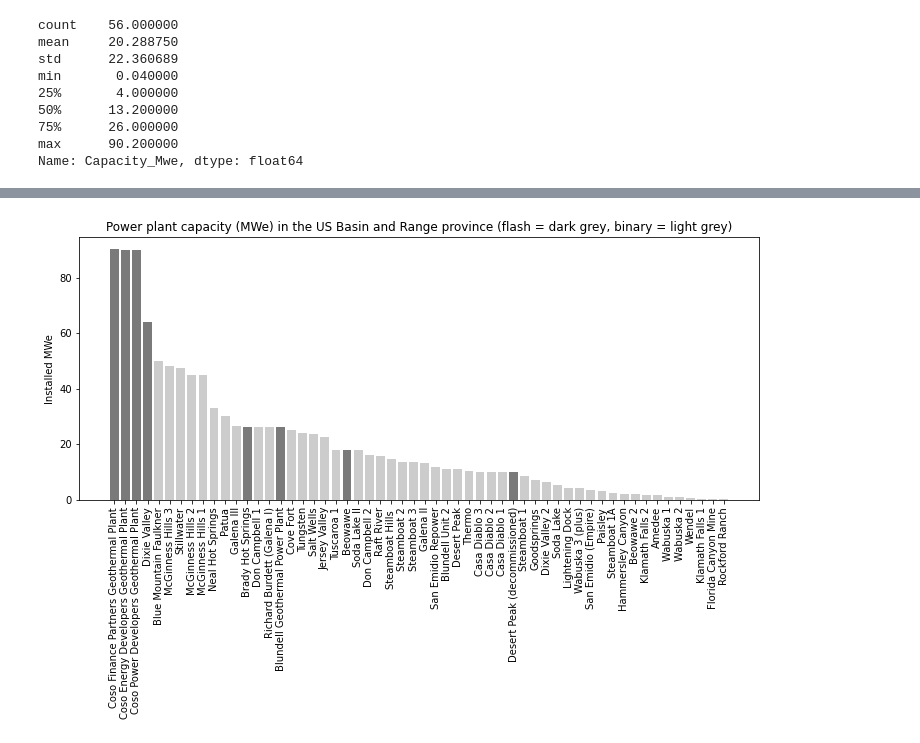
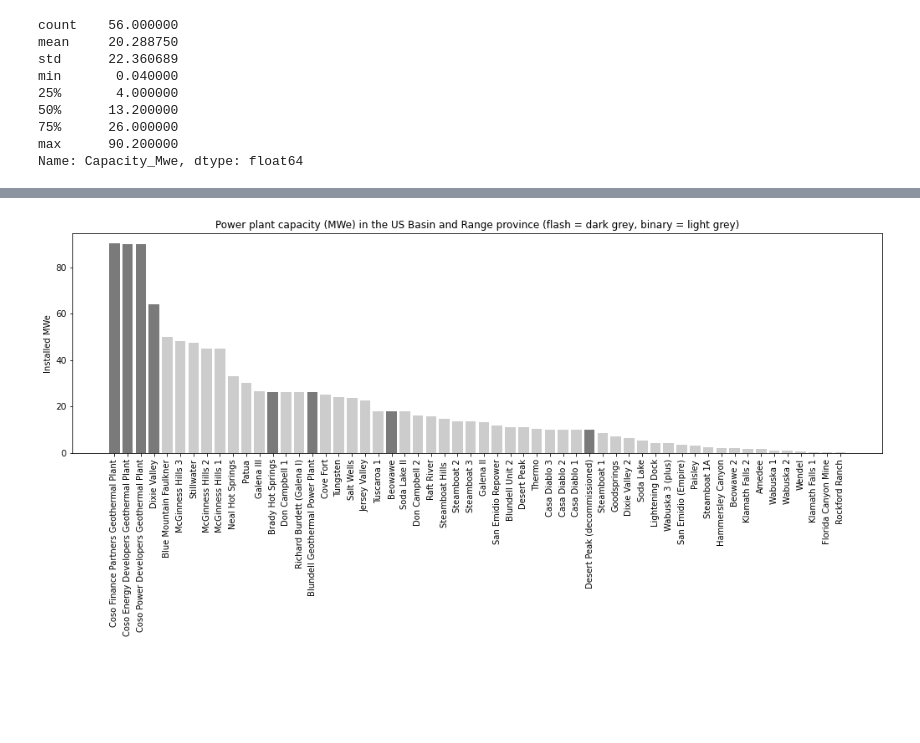
Before and after one commit to ICWallis/geothermal-cookbook, a Jupyter notebook: development-US-Basin-and-Range.ipynb, the cells around one changed output, grey strips where cells are left out. Drawn from its saved outputs; the diff is of its cells as text; code cells hidden in the pictures; blank space fills up the shorter version.

```diff
--- a/development-US-Basin-and-Range.ipynb
+++ b/development-US-Basin-and-Range.ipynb
@@ -211,62 +188,37 @@ plt.show()
 # %%
-plt.figure(
-    figsize=(10,8),
-    constrained_layout=True,
-)
-
 sortedbymw = plants.sort_values(
     by = 'Capacity_Mwe',
     ascending=False
 )
 
-sns.barplot(
-    x = 'Name',
-    y = 'Capacity_Mwe',
-    data = sortedbymw,
-    color = '#cccccc'
+x = sortedbymw.Name
+y = sortedbymw.Capacity_Mwe
+
+planttype = sortedbymw.Type
+col = []
+for val in planttype:
+    if val == 'binary':
+        col.append('#cccccc')
+    elif val == 'flash':
+        col.append('#7a7a7a')
+    else:
+        col.append('#7a7a7a')
+
+plt.figure(
+    figsize=(14,7),
+    constrained_layout=True,
 )
 
-plt.title('Power plant capacity (MWe) in the US Basin and Range province')
+plt.bar(x,y, color = col)
+
+plt.title('Power plant capacity (MWe) in the US Basin and Range province (flash = dark grey, binary = light grey)')
 
 plt.xticks(rotation=90)
 plt.xlabel('')
 plt.ylabel('Installed MWe')
 
 plt.show()
+# %% [output]
+[figure, added]
-# %%
-sortedbymw = plants.sort_values(
-    by = 'Capacity_Mwe',
-    ascending=False
-)
-
-x = sortedbymw.Name
-y = sortedbymw.Capacity_Mwe
-
-planttype = sortedbymw.Type
-col = []
-for val in planttype:
-    if val == 'binary':
-        col.append('#cccccc')
-    elif val == 'flash':
-        col.append('#7a7a7a')
-    else:
-        col.append('#7a7a7a')
-
-plt.figure(
-    figsize=(10,7),
-    constrained_layout=True,
-)
-
-plt.bar(x,y, color = col)
-
-plt.title('Power plant capacity (MWe) in the US Basin and Range province (flash = dark grey, binary = light grey)')
-
-plt.xticks(rotation=90)
-plt.xlabel('')
-plt.ylabel('Installed MWe')
-
-plt.show()
-# %% [output]
-[figure, removed]
 # %%
 plt.figure(
```
Also changed, not shown: parts of 15 cells of this notebook.
